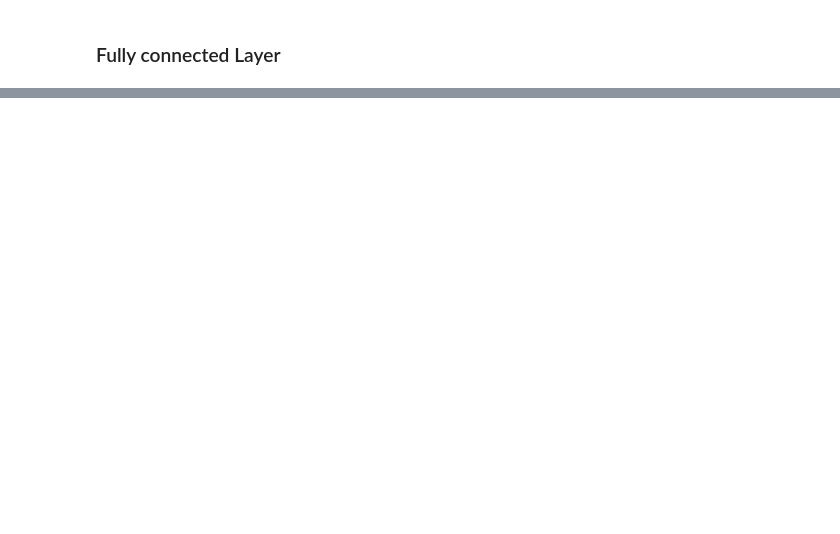
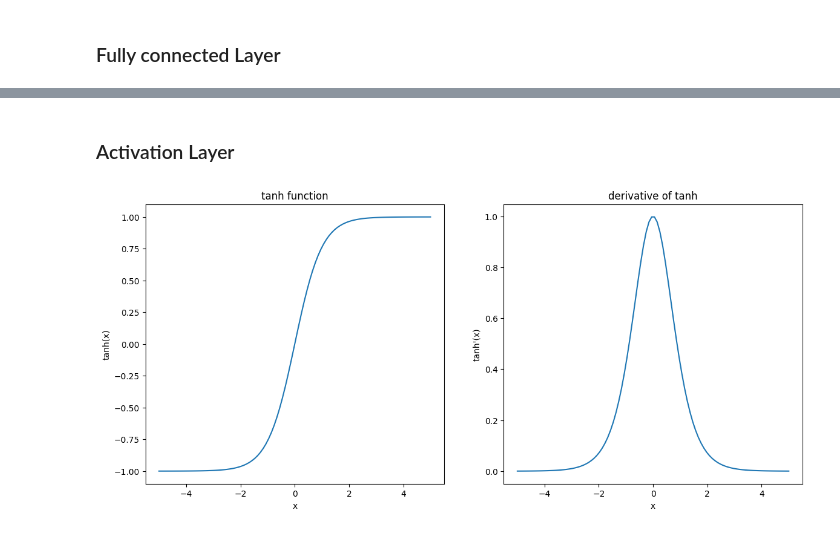
Before and after one commit to kvschaitanya/Building-an-ANN-using-Backpropagation-from-scratch, a Jupyter notebook: Layer.ipynb, the cells around one changed output, grey strips where cells are left out. Drawn from its saved outputs; the diff is of its cells as text; code cells hidden in the pictures; blank space fills up the shorter version.

Commit message:
added activation functions

```diff
--- a/Layer.ipynb
+++ b/Layer.ipynb
@@ -31,0 +17,20 @@ print(l1.backward_propagation(np.array([[1, 1, 1, 1, 1]]), 1))
+# %% [markdown]
+### Activation Layer
+# %%
+plt.figure(figsize = (14, 6))
+
+plt.subplot(1, 2, 1)
+plt.plot(np.linspace(-5, 5, 100), tanh(np.linspace(-5, 5, 100)))
+plt.title("tanh function")
+plt.ylabel("tanh(x)")
+plt.xlabel("x")
+
+plt.subplot(1, 2, 2)
+plt.plot(np.linspace(-5, 5, 100), d_tanh(np.linspace(-5, 5, 100)))
+plt.title("derivative of tanh")
+plt.ylabel("tanh'(x)")
+plt.xlabel("x")
+
+plt.show()
+# %% [output]
+[figure, added]
```
Also changed, not shown: parts of 6 cells of this notebook, 2 other files.
